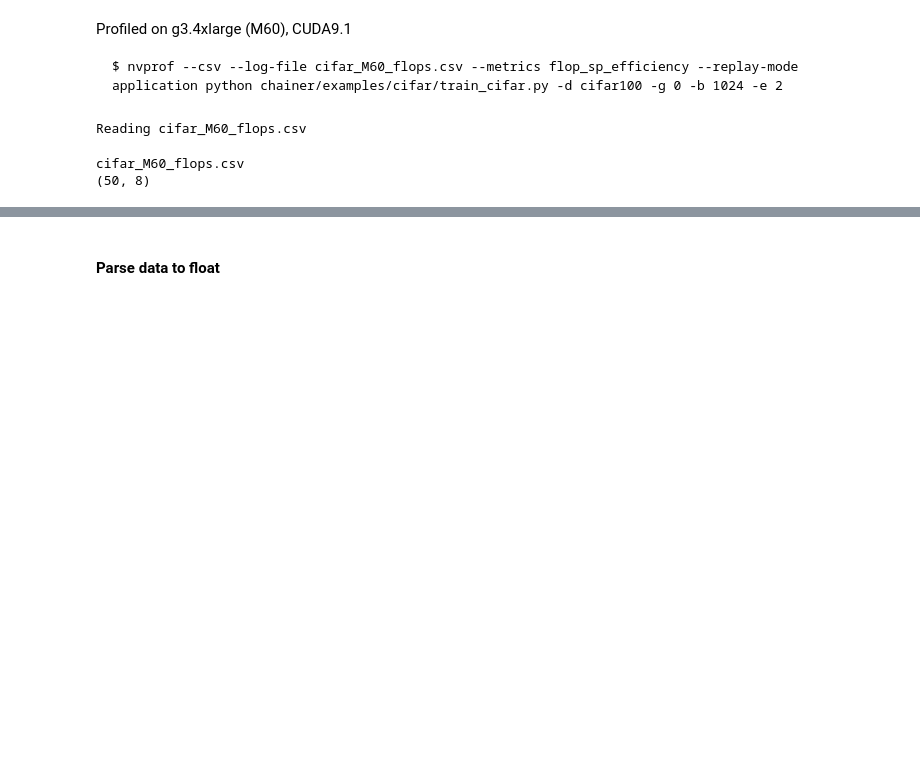
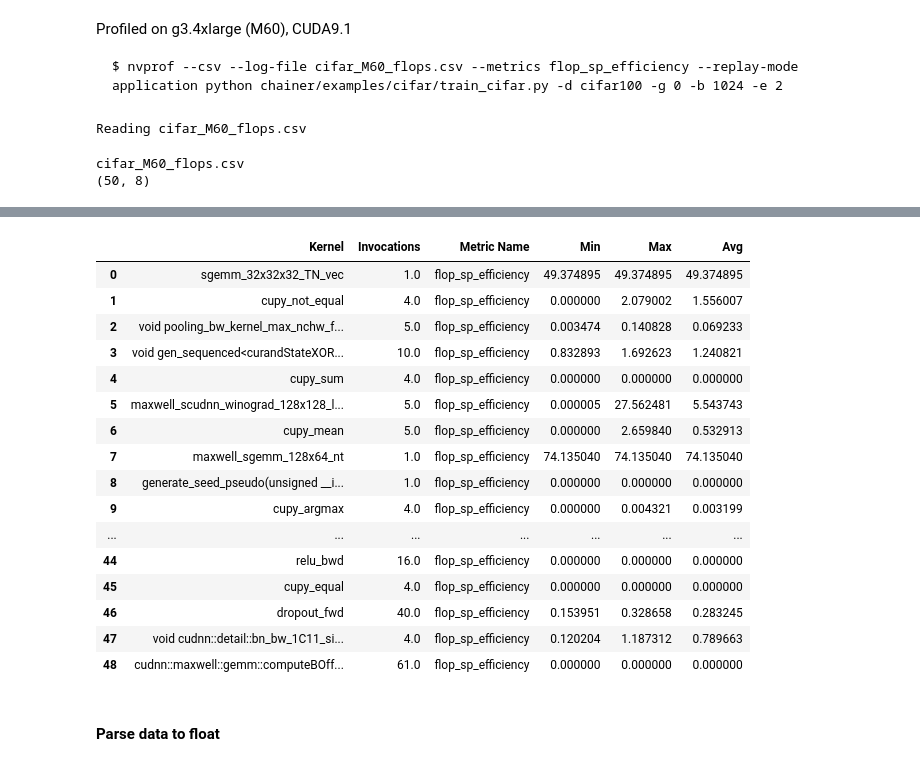
Before and after one commit to pyotr777/mlbenchmarks, a Jupyter notebook: Chainer/Combined trace and FLOPs profile (Chainer).ipynb, the cells around one changed output, grey strips where cells are left out. Saved outputs shown, nothing was run; the diff lists cells and outputs as text; code cells hidden in the pictures; blank space fills up the shorter version.

```diff
--- a/Chainer/Combined trace and FLOPs profile (Chainer).ipynb
+++ b/Chainer/Combined trace and FLOPs profile (Chainer).ipynb
@@ -50,3 +59,25 @@ df.iloc[:3]
+# %%
+df_sp_wide = df[df['Metric Name'] == "flop_sp_efficiency"]
+df_sp_wide = df_sp_wide.drop(columns = ['Device', 'Metric Description']).fillna(0)
+df_sp_wide
+# %% [output]
+|  | Kernel | Invocations | Metric Name | Min | Max | Avg |
+| 0 | sgemm_32x32x32_TN_vec | 1.0 | flop_sp_efficiency | 49.374895 | 49.374895 | 49.374895 |
+| 1 | cupy_not_equal | 4.0 | flop_sp_efficiency | 0.000000 | 2.079002 | 1.556007 |
+| 2 | void pooling_bw_kernel_max_nchw_f... | 5.0 | flop_sp_efficiency | 0.003474 | 0.140828 | 0.069233 |
+| 3 | void gen_sequenced<curandStateXOR... | 10.0 | flop_sp_efficiency | 0.832893 | 1.692623 | 1.240821 |
+| 4 | cupy_sum | 4.0 | flop_sp_efficiency | 0.000000 | 0.000000 | 0.000000 |
+| 5 | maxwell_scudnn_winograd_128x128_l... | 5.0 | flop_sp_efficiency | 0.000005 | 27.562481 | 5.543743 |
+| 6 | cupy_mean | 5.0 | flop_sp_efficiency | 0.000000 | 2.659840 | 0.532913 |
+| 7 | maxwell_sgemm_128x64_nt | 1.0 | flop_sp_efficiency | 74.135040 | 74.135040 | 74.135040 |
+| 8 | generate_seed_pseudo(unsigned __i... | 1.0 | flop_sp_efficiency | 0.000000 | 0.000000 | 0.000000 |
+| 9 | cupy_argmax | 4.0 | flop_sp_efficiency | 0.000000 | 0.004321 | 0.003199 |
+| ... | ... | ... | ... | ... | ... | ... |
+| 44 | relu_bwd | 16.0 | flop_sp_efficiency | 0.000000 | 0.000000 | 0.000000 |
+| 45 | cupy_equal | 4.0 | flop_sp_efficiency | 0.000000 | 0.000000 | 0.000000 |
+| 46 | dropout_fwd | 40.0 | flop_sp_efficiency | 0.153951 | 0.328658 | 0.283245 |
+| 47 | void cudnn::detail::bn_bw_1C11_si... | 4.0 | flop_sp_efficiency | 0.120204 | 1.187312 | 0.789663 |
+| 48 | cudnn::maxwell::gemm::computeBOff... | 61.0 | flop_sp_efficiency | 0.000000 | 0.000000 | 0.000000 |
 # %% [markdown]
 #### Parse data to float
 # %%
```
Also changed, not shown: parts of 11 cells of this notebook, 1 other file.
